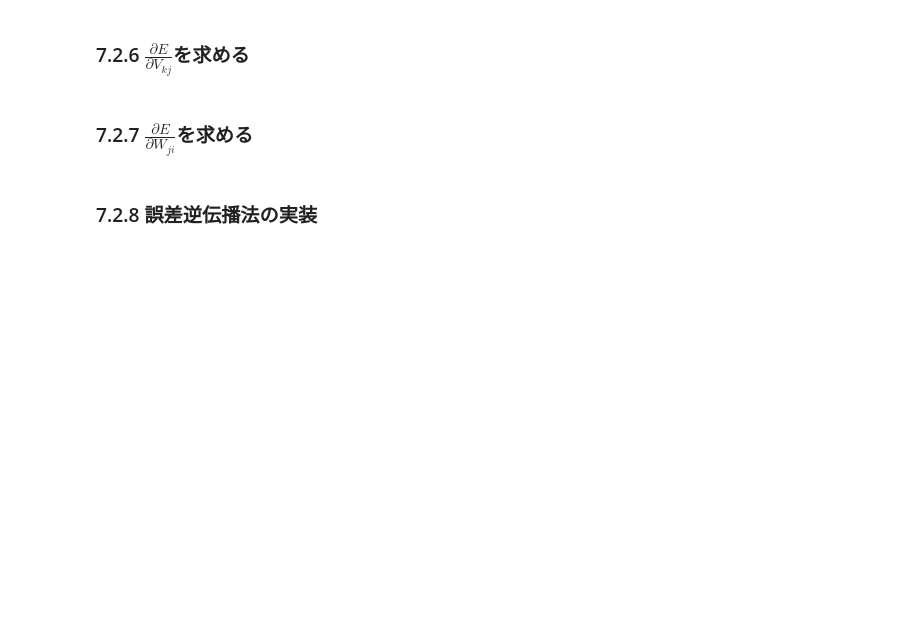
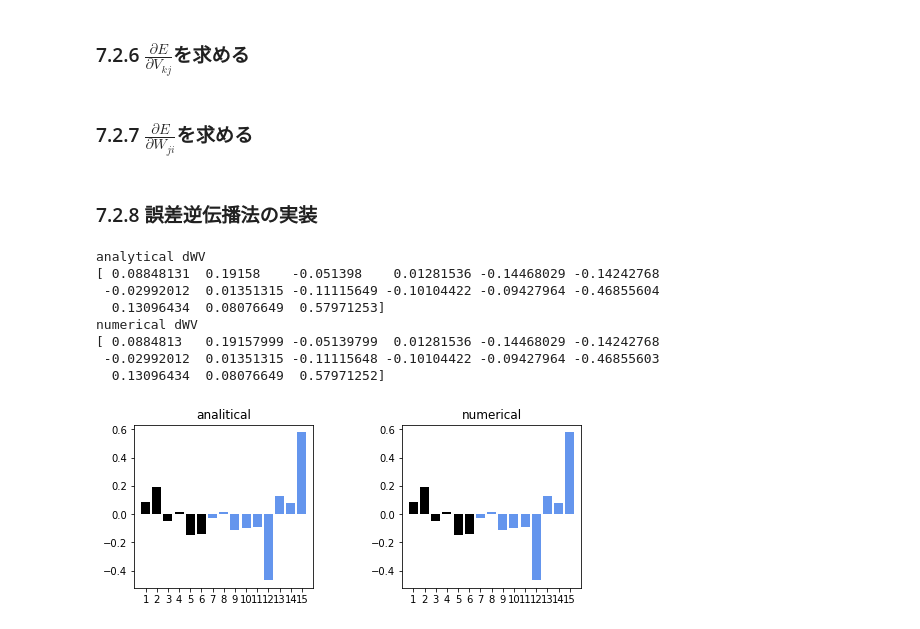
Before and after one commit to okmokm422/TIL, a Jupyter notebook: ML/New_ml/Chapter7 ニューラルネットワーク・ディープラーニング.ipynb, the cells around one changed output. Drawn from its saved outputs; the diff is of its cells as text; code cells hidden in the pictures; blank space fills up the shorter version.

```diff
--- a/ML/New_ml/Chapter7 ニューラルネットワーク・ディープラーニング.ipynb
+++ b/ML/New_ml/Chapter7 ニューラルネットワーク・ディープラーニング.ipynb
@@ -301,12 +307,12 @@ plt.show()
 ### 7.2.8 誤差逆伝播法の実装
 # %%
 # 解析的微分
-def dCE_FNN(wn, M, K, x, t):
+def dCE_FNN(wv, M, K, x, t):
     N, D = x.shape
     # wvをwとvに戻す
     w = wv[:M * (D + 1)]
     w = w.reshape(M, (D + 1))
-    v = wv[M * (D + 1)]
+    v = wv[M * (D + 1):]
     v = v.reshape((K, M + 1))
 
     y, a, z, b = FNN(wv, M, K, x)
@@ -329,3 +335,53 @@ def dCE_FNN(wn, M, K, x, t):
         # wの勾配dwを求める
         for j in range(M):
             dw[j, :] = dw[j, :] + delta1[j] * np.r_[x[n, :], 1] / N
+    # dwとdvを合体させてdwvとする
+    dwv = np.c_[dw.reshape((1, M * (D + 1))), dv.reshape((1, K * (M + 1)))]
+    dwv = dwv.reshape(-1)
+    return dwv
+# %%
+# Show dWV
+def Show_dWV(wv, M):
+    N = wv.shape[0]
+    plt.bar(range(1, M * 3 + 1), wv[:M * 3], align='center', color='black')
+    plt.bar(range(M * 3 + 1, N + 1), wv[M * 3:], align='center', color='cornflowerblue')
+    plt.xticks(range(1, N + 1))
+    plt.xlim(0, N + 1)
+# %%
+# 動作確認
+M = 2
+K = 3
+N = 2
+nWV = M * 3 + K * (M + 1)
+np.random.seed(1)
+WV = np.random.normal(0, 1, nWV)
+
+dWV_ana = dCE_FNN(WV, M, K, X_train[:N, :],T_train[:N, :])
+print('analytical dWV')
+print(dWV_ana)
+
+dWV_num = dCE_FNN_num(WV, M, K, X_train[:N, :], T_train[:N, :])
+print('numerical dWV')
+print(dWV_num)
+
+plt.figure(1, figsize=(8, 3))
+plt.subplots_adjust(wspace=0.5)
+
+plt.subplot(1, 2, 1)
+Show_dWV(dWV_ana, M)
+plt.title('analitical')
+
+plt.subplot(1, 2, 2)
+Show_dWV(dWV_num, M)
+plt.title('numerical')
+plt.show()
+# %% [output]
+analytical dWV
+[ 0.08848131  0.19158    -0.051398    0.01281536 -0.14468029 -0.14242768
+ -0.02992012  0.01351315 -0.11115649 -0.10104422 -0.09427964 -0.46855604
+  0.13096434  0.08076649  0.57971253]
+numerical dWV
+[ 0.0884813   0.19157999 -0.05139799  0.01281536 -0.14468029 -0.14242768
+ -0.02992012  0.01351315 -0.11115648 -0.10104422 -0.09427964 -0.46855603
+  0.13096434  0.08076649  0.57971252]
+[figure, added]
```
Also changed, not shown: parts of 2 cells of this notebook, 1 other file.
